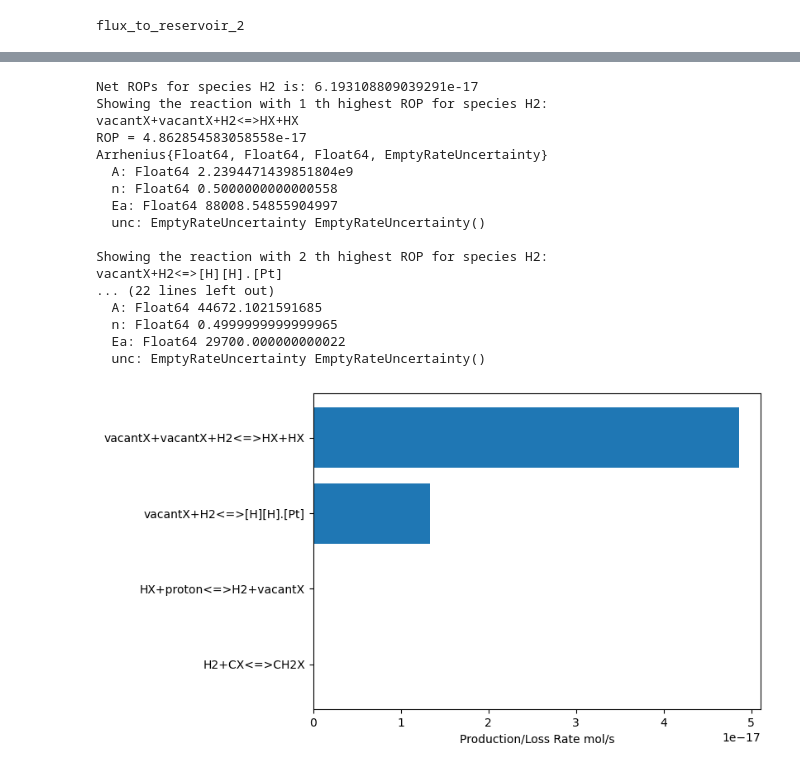
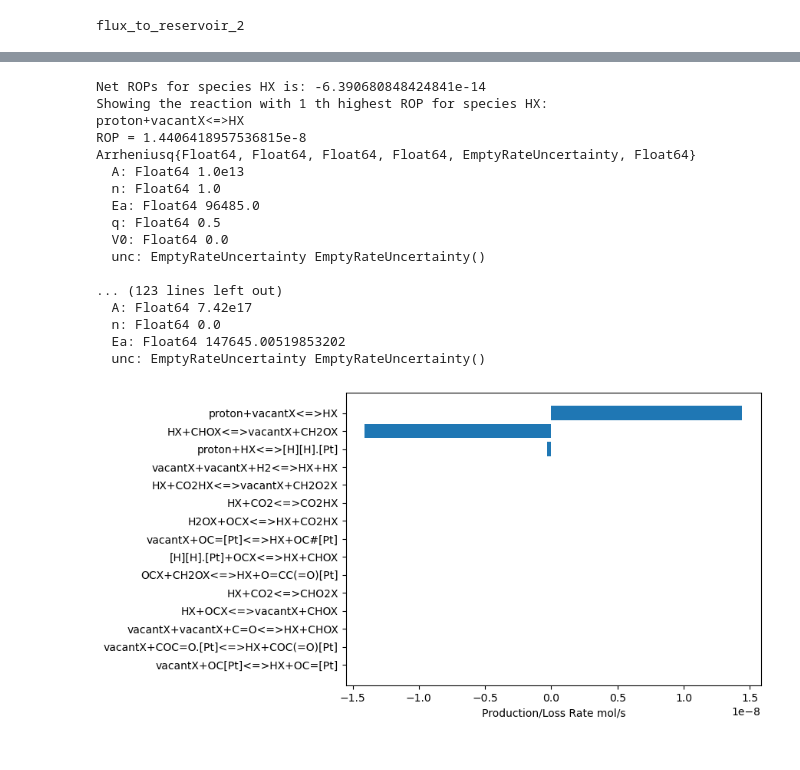
Before and after one commit to Torrie01/CO2_RR_RMG, a Jupyter notebook: CO2_Reduction_Ag/CO2RR_RMS_Diffusion_Interface_1.ipynb, the cells around one changed output, grey strips where cells are left out. Drawn from its saved outputs; the diff is of its cells as text; code cells hidden in the pictures.

```diff
--- a/CO2_Reduction_Ag/CO2RR_RMS_Diffusion_Interface_1.ipynb
+++ b/CO2_Reduction_Ag/CO2RR_RMS_Diffusion_Interface_1.ipynb
@@ -639,24 +623,24 @@ Arrheniusq{Float64, Float64, Float64, Float64, EmptyRateUncertainty, Float64}
 # %%
-plotROP(ssys, "H2",sol.t[end];N=15,tol=0.0)
+plotROP(ssys, "HX",sol.t[end];N=15,tol=0.0)
 # %% [output]
-Net ROPs for species H2 is: 6.193108809039291e-17
-Showing the reaction with 1 th highest ROP for species H2:
-vacantX+vacantX+H2<=>HX+HX
-ROP = 4.862854583058558e-17
-Arrhenius{Float64, Float64, Float64, EmptyRateUncertainty}
-  A: Float64 2.2394471439851804e9
-  n: Float64 0.5000000000000558
-  Ea: Float64 88008.54855904997
+Net ROPs for species HX is: -6.390680848424841e-14
+Showing the reaction with 1 th highest ROP for species HX:
+proton+vacantX<=>HX
+ROP = 1.4406418957536815e-8
+Arrheniusq{Float64, Float64, Float64, Float64, EmptyRateUncertainty, Float64}
+  A: Float64 1.0e13
+  n: Float64 1.0
+  Ea: Float64 96485.0
+  q: Float64 0.5
+  V0: Float64 0.0
   unc: EmptyRateUncertainty EmptyRateUncertainty()
 
-Showing the reaction with 2 th highest ROP for species H2:
-vacantX+H2<=>[H][H].[Pt]
-... (22 lines left out)
-  A: Float64 44672.1021591685
-  n: Float64 0.4999999999999965
-  Ea: Float64 29700.000000000022
+... (123 lines left out)
+  A: Float64 7.42e17
+  n: Float64 0.0
+  Ea: Float64 147645.00519853202
   unc: EmptyRateUncertainty EmptyRateUncertainty()
-[figure, old version]
+[figure, new version]
 # %%
 plotROP(ssys, "OCX",sol.t[end];N=15,tol=0.0)
 # %% [output]
```
Also changed, not shown: parts of 26 cells of this notebook, 1 other file.
